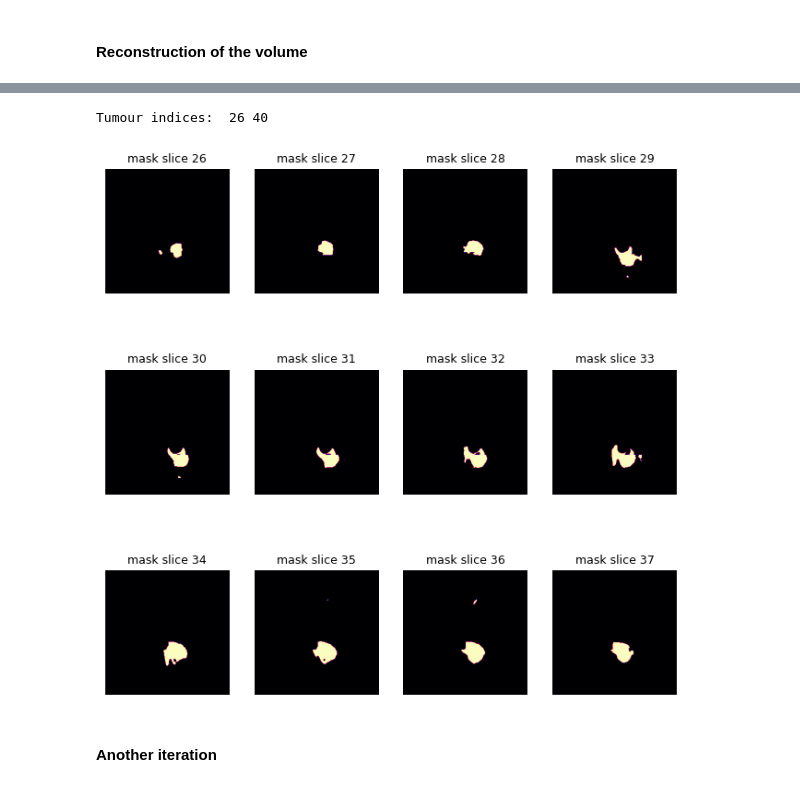
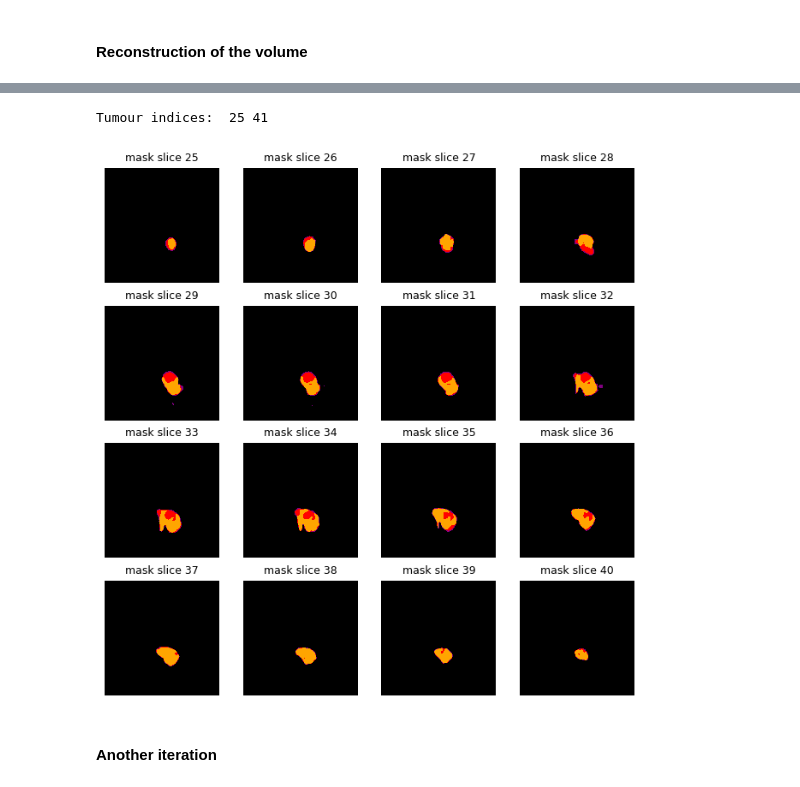
Before and after one commit to kuko6/click-correction, a Jupyter notebook: notebooks/demo.ipynb, the cells around one changed output, grey strips where cells are left out. Cells and saved outputs as stored; diff of their text form; code cells hidden in the pictures.

```diff
--- a/notebooks/demo.ipynb
+++ b/notebooks/demo.ipynb
@@ -481,7 +413,3 @@ with torch.no_grad():
-# %%
-for i, cut in enumerate(pred_cuts):
-    cut = (cut > 0.6).type(torch.float32)
-    pred_cuts[i] = cut.squeeze(0).cpu()
 # %%
 dsc = []
 for x, y_true in zip(pred_cuts, true_cuts):
@@ -533,31 +419,0 @@ loss_fn = DiceLoss()
-# %%
-model.train()
-avg_loss, avg_dice = 0, 0
-for i, (x, y) in enumerate(zip(new_training_cuts, true_cuts)):
-    x, y = x.unsqueeze(0).to(device), y.unsqueeze(0).to(device)
-    optimizer.zero_grad()
-
-    print(x.shape)
-
-    # Get prediction
-    y_pred = correction_model(x)
-
-    # Compute loss and dice coefficient
-
-    loss = loss_fn(y_pred, y)
-    dice = dice_coefficient(y_pred, y)
-    # print(loss.shape)
-    # print(dice.shape)
-
-    avg_loss += loss.item()
-    avg_dice += dice.item()
-
-    # Update parameters
-    loss.backward()
-    optimizer.step()
-
-    print(f"training step: {i+1}/{len(new_training_cuts)}, loss: {loss.item():>5f}, dice: {dice.item():>5f}", end="\r")
-
-avg_loss /= len(new_training_cuts)
-avg_dice /= len(new_training_cuts)
-print()
@@ -581,13 +420,7 @@ training step: 15/15, loss: 0.155139, dice: 0.844861
-# %%
-pred_cuts = []
-for cut in cuts:
-    cut = cut.unsqueeze(0).to(device)
-    y_pred = correction_model(cut)
-    pred_cuts.append(y_pred)
 # %% [markdown]
 #### Reconstruction of the volume
 # %%
-def reconstruct_volume(seg: torch.Tensor, clicks, cuts, cut_size=32, num: int = np.inf) -> list[torch.Tensor]:
+def reconstruct_volume(seg: torch.Tensor, clicks, cuts, cut_size=32, num: int = np.inf):
     cut_size = cut_size // 2  # needed only as a distance from the center
 
     # Get coordinates of the generated points
@@ -615,7 +453,7 @@ tensor(0.8602)
 # %%
-plot_tumour(reconstructed_y.detach())
+plot_tumour_with_true(y, reconstructed_y.detach())
 # %% [output]
-Tumour indices:  26 40
+Tumour indices:  25 41
-[figure, old version]
+[figure, new version]
 # %% [markdown]
 #### Another iteration
```
Also changed, not shown: parts of 56 cells of this notebook, 3 other files.
